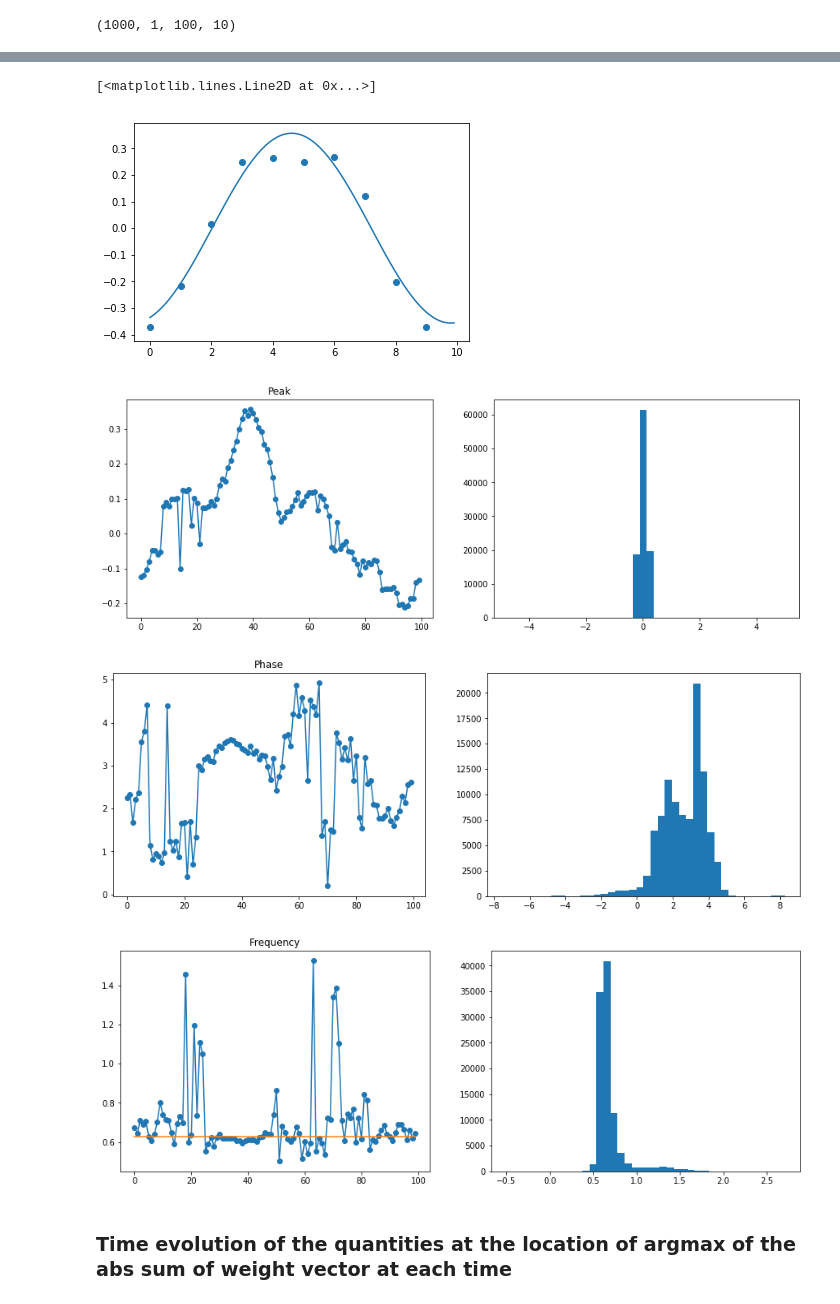
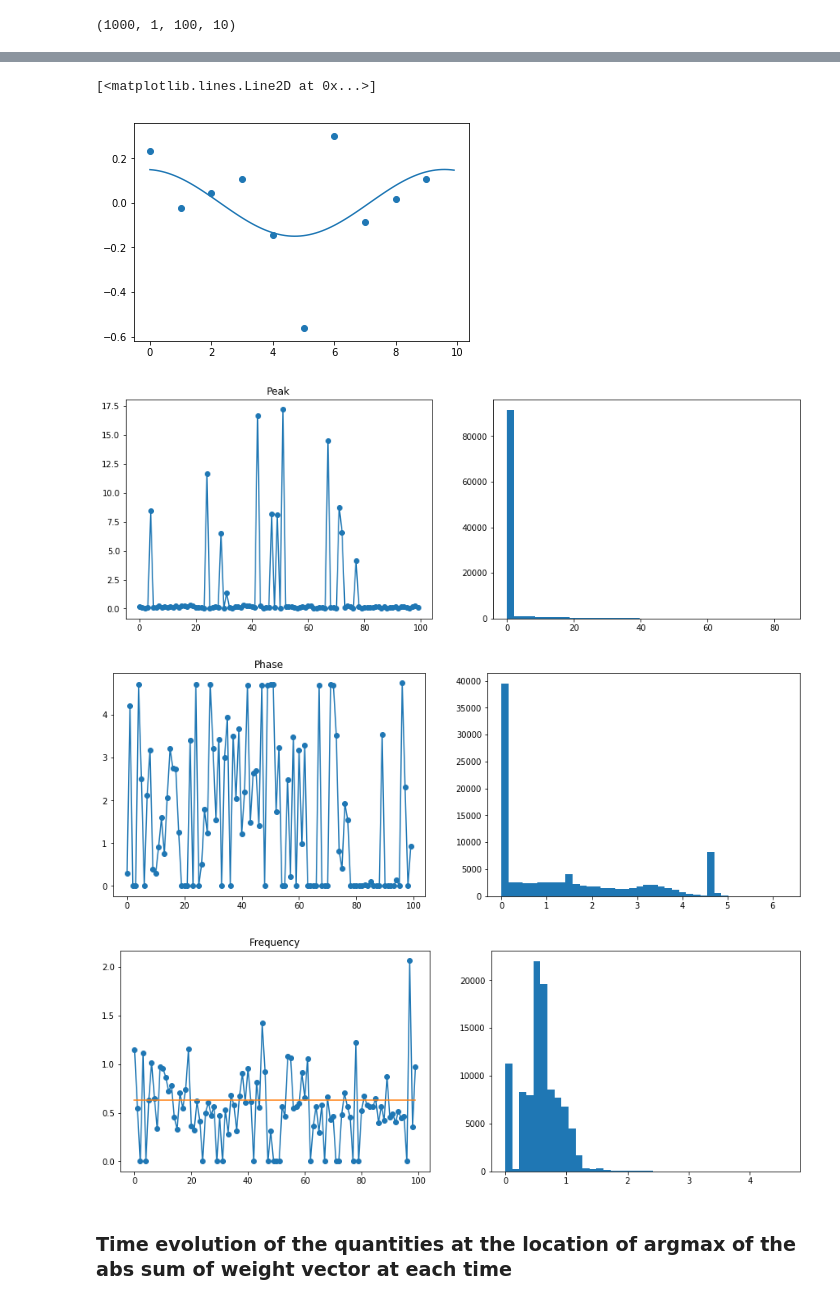
Before and after one commit to btemoshir/learningDynamics, a Jupyter notebook: 23_XYmodel_1D_Bernoulli-highLR-Copy1.ipynb, the cells around one changed output, grey strips where cells are left out. Saved outputs shown, nothing was run; the diff lists cells and outputs as text; code cells hidden in the pictures.

```diff
--- a/23_XYmodel_1D_Bernoulli-highLR-Copy1.ipynb
+++ b/23_XYmodel_1D_Bernoulli-highLR-Copy1.ipynb
@@ -123,7 +123,7 @@ def XY2dCouplings(BM,size=20,beta1=1.0,beta2=1.0,num_states=10,PBC=False):
 # %%
 #Train the model
 RBM = rbm.RBM(visible = 'Potts', n_cv=10, n_v=N, n_h = 1, hidden = 'Bernoulli',zero_field = True)
-results = RBM.fit(data,n_iter=100,verbose=0,learning_rate = 1.0,record=['W'],record_interval=100,batch_size=100,N_MC= 20, lr_decay=False,batch_norm=False);
+results = RBM.fit(data,n_iter=100,verbose=0,learning_rate = 3.,record=['W'],record_interval=100,batch_size=100,N_MC= 20, lr_decay=False,batch_norm=False);
 # %% [output]
 Starting epoch 1
 Starting epoch 2
@@ -212,11 +212,11 @@ for i in np.arange(len(np.array(results['W'])[-1,0,:,0])):
         except:
             pass
 # %%
-plt.scatter(np.arange(10),(np.array(results['W'])[-1,0,39,:]))
-plt.plot(np.arange(0,10,.1),cosfit(np.arange(0,10,.1),*popt[-1,39]))
+plt.scatter(np.arange(10),(np.array(results['W'])[-1,0,85,:]))
+plt.plot(np.arange(0,10,.1),cosfit(np.arange(0,10,.1),*popt[-1,85]))
 # %% [output]
 [<matplotlib.lines.Line2D at 0x...>]
-[figure, old version]
+[figure, new version]
 # %%
 plt.figure(figsize=(15,5))
 plt.subplot(121)
@@ -225,7 +225,7 @@ plt.title('Peak')
 plt.subplot(122)
 plt.hist(np.ndarray.flatten(popt[:,:,0]),40);plt.show()
 # %% [output]
-[figure, old version]
+[figure, new version]
 # %%
 plt.figure(figsize=(15,5))
 plt.subplot(121)
@@ -234,7 +234,7 @@ plt.title('Phase')
 plt.subplot(122)
 plt.hist(np.ndarray.flatten(popt[:,:,1]),40);plt.show()
 # %% [output]
-[figure, old version]
+[figure, new version]
 # %%
 plt.figure(figsize=(15,5))
 plt.subplot(121)
@@ -244,7 +244,7 @@ plt.title('Frequency')
 plt.subplot(122)
 plt.hist(np.ndarray.flatten(popt[:,:,2]),40);plt.show()
 # %% [output]
-[figure, old version]
+[figure, new version]
 # %% [markdown]
 ### Time evolution of the quantities at the location of argmax of the abs sum of weight vector at each time
 # %%
```
Also changed, not shown: parts of 14 cells of this notebook, 37 other files.
